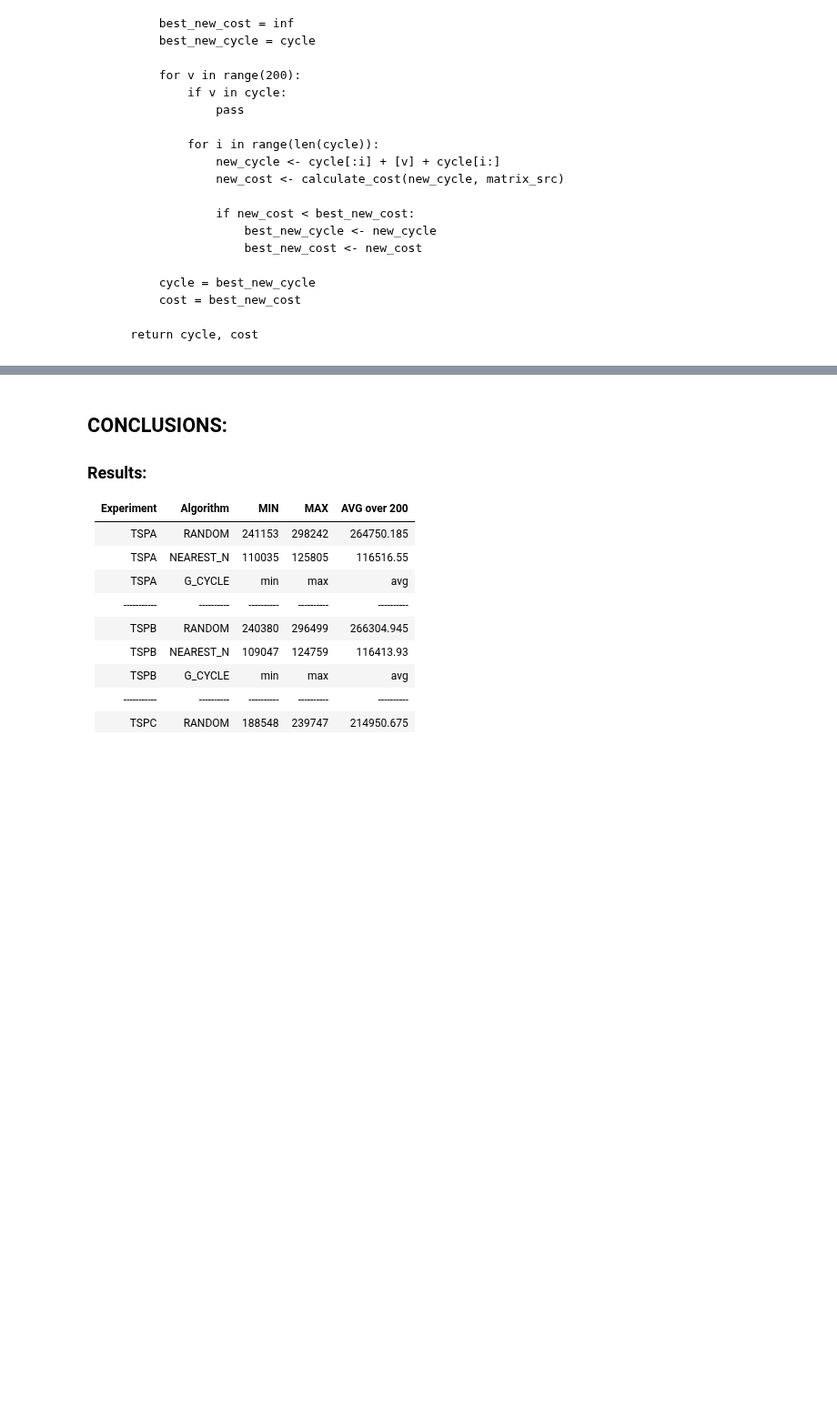
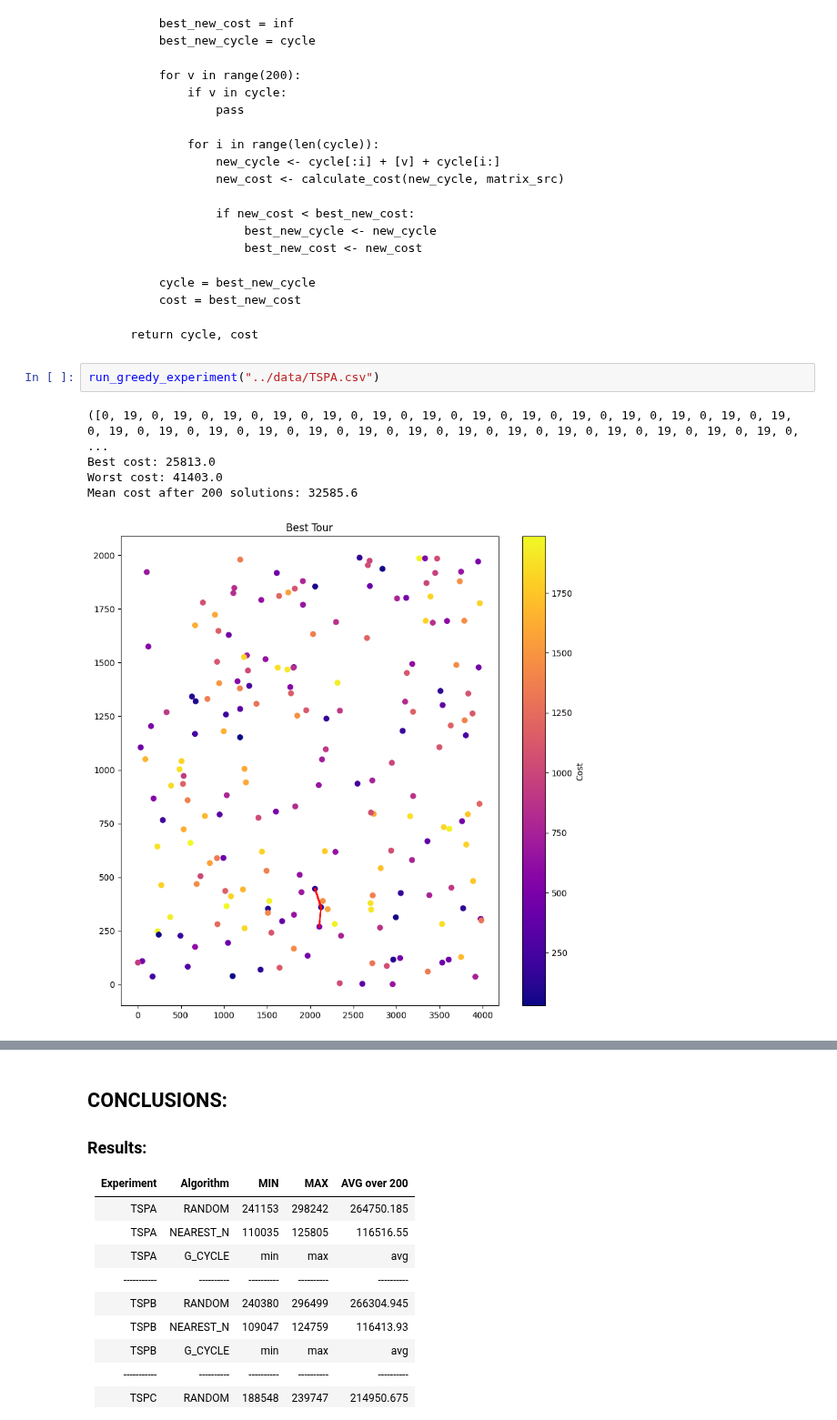
Before and after one commit to Oskshust/evo_comp, a Jupyter notebook: 1/greedy_heuristics/raport.ipynb, the cells around one changed output, grey strips where cells are left out. Shown at 91% size. Cells and saved outputs as stored; diff of their text form; blank space fills up the shorter version.

Commit message:
greedy algorithm

```diff
--- a/1/greedy_heuristics/raport.ipynb
+++ b/1/greedy_heuristics/raport.ipynb
@@ -168,3 +129,11 @@ Mean cost after 200 solutions: 67119.2
             cost = best_new_cost
 
         return cycle, cost
+# %%
+run_greedy_experiment("../data/TSPA.csv")
+# %% [output]
+([0, 19, 0, 19, 0, 19, 0, 19, 0, 19, 0, 19, 0, 19, 0, 19, 0, 19, 0, 19, 0, 19, 0, 19, 0, 19, 0, 19, 0, 19, 0, 19, 0, 19, 0, 19, 0, 19, 0, 19, 0, 19, 0, 19, 0, 19, 0, 19, 0, 19, 0, 19, 0, 19, 0, 19, 0, ...
+Best cost: 25813.0
+Worst cost: 41403.0
+Mean cost after 200 solutions: 32585.6
+[figure, added]
```
Also changed, not shown: parts of 11 cells of this notebook, 2 other files.
